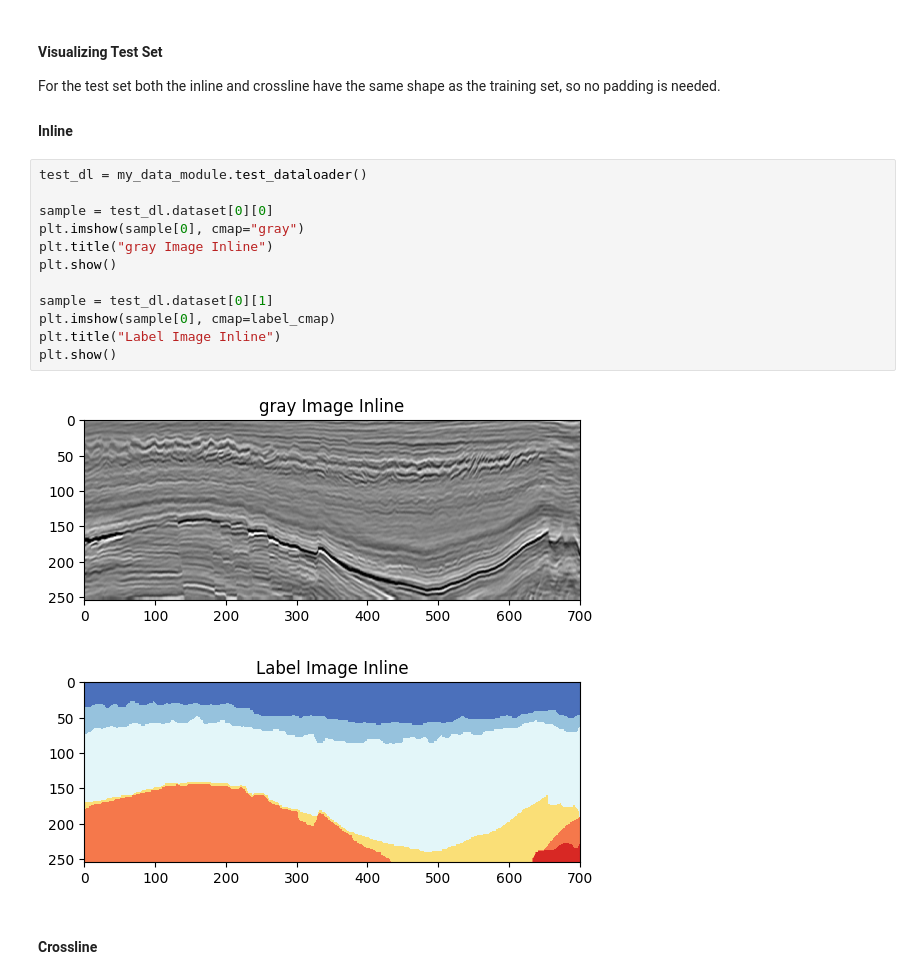
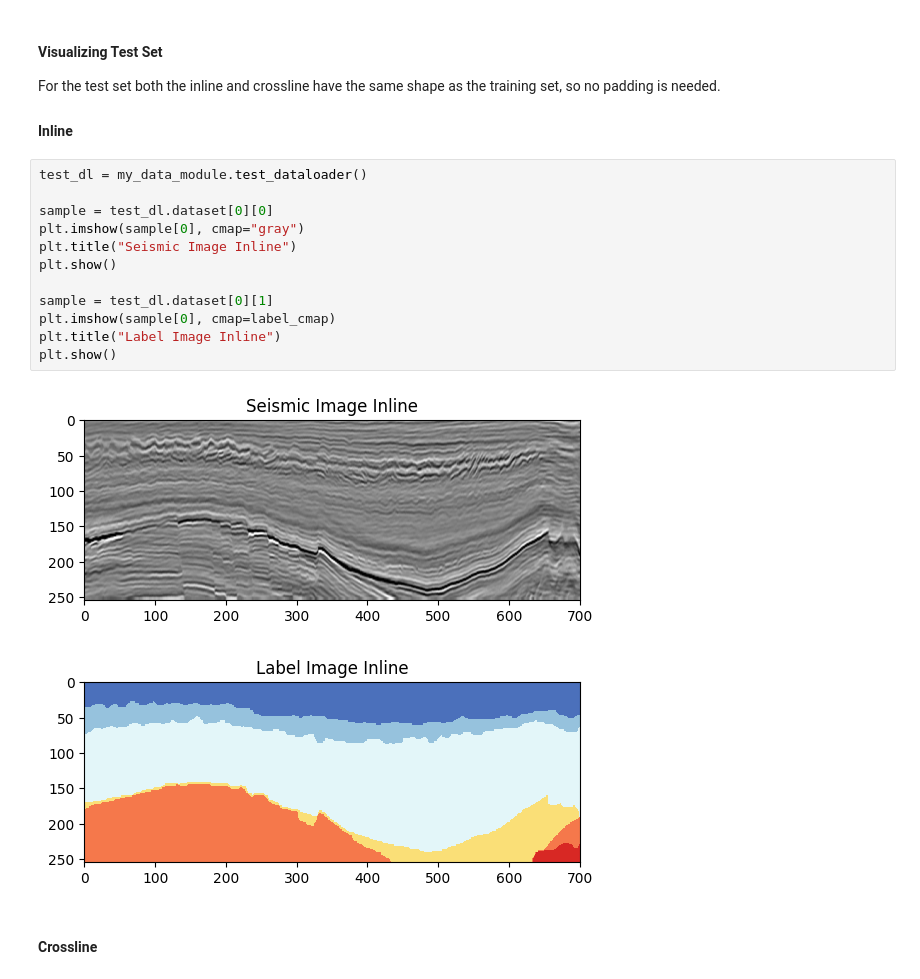
Before and after one commit to eborin/2024-mo436-course-work, a Jupyter notebook: 3-Seismic-dataloader-exploration.ipynb, the cells around one changed output. Saved outputs shown, nothing was run; the diff lists cells and outputs as text.

```diff
--- a/3-Seismic-dataloader-exploration.ipynb
+++ b/3-Seismic-dataloader-exploration.ipynb
@@ -239,17 +244,17 @@ For the test set both the inline and crossline have the same shape as the traini
 # %%
 test_dl = my_data_module.test_dataloader()
 
 sample = test_dl.dataset[0][0]
 plt.imshow(sample[0], cmap="gray")
-plt.title("gray Image Inline")
+plt.title("Seismic Image Inline")
 plt.show()
 
 sample = test_dl.dataset[0][1]
 plt.imshow(sample[0], cmap=label_cmap)
 plt.title("Label Image Inline")
 plt.show()
 # %% [output]
-[figure, old version]
+[figure, new version]
 [figure]
 # %% [markdown]
 #### Crossline
```
Also changed, not shown: parts of 8 cells of this notebook, 4 other files.
